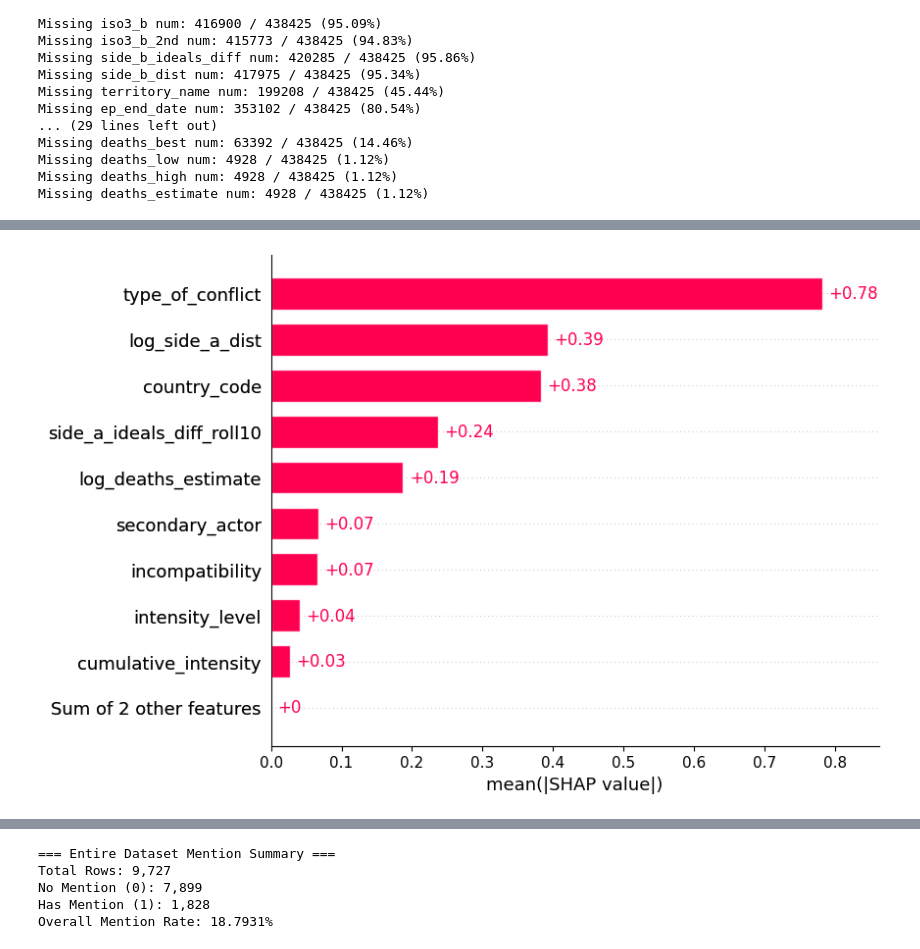
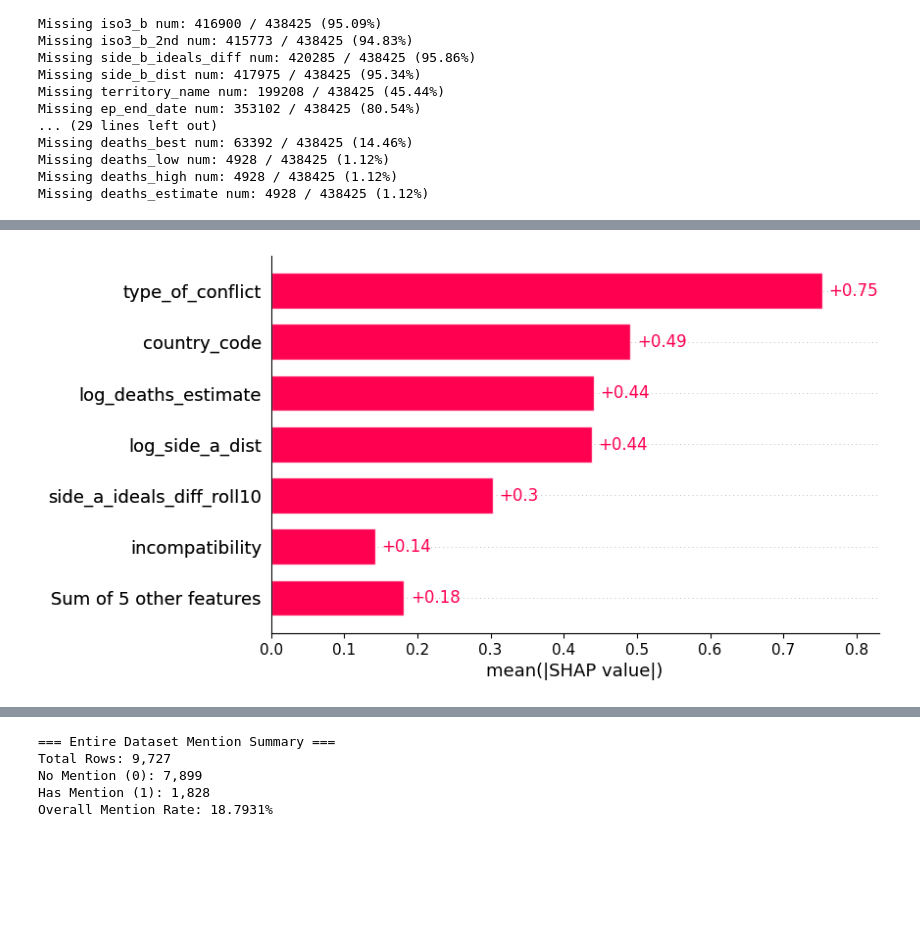
Before and after one commit to semkjaer/fundamentals_of_data_science, a Jupyter notebook: notebooks/prediction.ipynb, the cells around one changed output, grey strips where cells are left out. Cells and saved outputs as stored; diff of their text form; code cells hidden in the pictures; blank space fills up the shorter version.

Commit message:
no dropna

```diff
--- a/notebooks/prediction.ipynb
+++ b/notebooks/prediction.ipynb
@@ -86,11 +86,8 @@ Missing deaths_low num: 4928 / 438425 (1.12%)
 Missing deaths_high num: 4928 / 438425 (1.12%)
 Missing deaths_estimate num: 4928 / 438425 (1.12%)
 # %%
-# Calculate percentage of missing values per column
-missing_pct = (df.isnull().sum() / len(df)) * 100
+# # Calculate percentage of missing values per column
+# missing_pct = (df.isnull().sum() / len(df)) * 100
 
-# Get list of column names with less than 15% missing
-cols_under_15_pct = missing_pct[missing_pct < 15.0].index.tolist()
-
-print("Columns with < 15% missing values:")
-df = df[cols_under_15_pct].dropna()
+# # Get list of column names with less than 15% missing
+# cols_under_15_pct = missing_pct[missing_pct < 15.0].index.tolist()
@@ -106,12 +101,13 @@ df = df.loc[:, ~df.columns.duplicated()][[
     'intensity_level', 'cumulative_intensity', 'type_of_conflict',
     'main_actor', 'secondary_actor', 'conflict_host',
     'side_a_ideals_diff', 'side_a_dist', 'incompatibility',
-    'deaths_estimate', 'location'
+    'deaths_estimate', 'location', 'side_b_ideals_diff', 'side_b_dist',
 ]].copy()
 
 # 2. Log-Transform Skewed Features
 df['log_deaths_estimate'] = np.log1p(df['deaths_estimate'].clip(lower=0))
 df['log_side_a_dist'] = np.log1p(df['side_a_dist'].clip(lower=0))
+df['log_side_b_dist'] = np.log1p(df['side_b_dist'].clip(lower=0))
 
 # 3. 10-Year Rolling Mean for side_a_ideals_diff per (conflict_id, country_code) entity stream
 group_keys = ['conflict_id', 'country_code']
@@ -124,8 +120,13 @@ df['side_a_ideals_diff_roll10'] = (
       .mean()
       .values
 )
+df['side_b_ideals_diff_roll10'] = (
+    df.groupby(group_keys)
+      .rolling(window=10, min_periods=1, on='year')['side_b_ideals_diff']
+      .mean()
+      .values
+)
 df = df[['country_code', 'side_a', 'conflict_id', 'year', 'has_conflict_mention',
        'intensity_level', 'cumulative_intensity', 'type_of_conflict',
        'main_actor', 'secondary_actor', 'conflict_host', 'incompatibility', 'location',
-       'log_deaths_estimate', 'log_side_a_dist', 'side_a_ideals_diff_roll10']]
-df
+       'log_deaths_estimate', 'log_side_a_dist', 'log_side_b_dist', 'side_a_ideals_diff_roll10',  'side_b_ideals_diff_roll10']]
@@ -268,27 +281,32 @@ Brier Score  0.184109  0.018524  0.145194  0.180845  0.218637
 # %%
 # 2. Compute SHAP values natively inside XGBoost C++ core
 # Convert X_test into DMatrix (handles categorical types automatically)
 dtest = xgb.DMatrix(X_te, enable_categorical=True)
 
 # pred_contribs=True returns SHAP matrix of shape (n_samples, n_features + 1)
 shap_contribs = model.get_booster().predict(dtest, pred_contribs=True)
 
 # Separate feature SHAP values from the base expected value (last column)
 shap_values_matrix = shap_contribs[:, :-1]
 base_value = shap_contribs[0, -1]
 
 # 3. Create a SHAP Explanation object for rich plotting compatibility
 explanation = shap.Explanation(
     values=shap_values_matrix,
     base_values=base_value,
     data=X_te,
     feature_names=feature_cols
 )
 
-# 4. Plot Global Importance Bar Chart
+# 4. Plot Global Importance Bar Chart (Top 5 + summary row)
 plt.figure(figsize=(10, 6))
-shap.plots.bar(explanation)
+
+shap.plots.bar(
+    explanation,
+    max_display=7  # Shows top 5 features + 1 summary bar for "+n other"
+)
+
 plt.show()
 # %% [output]
-[figure, old version]
+[figure, new version]
 # %%
```
Also changed, not shown: parts of 10 cells of this notebook, 4 other files.
